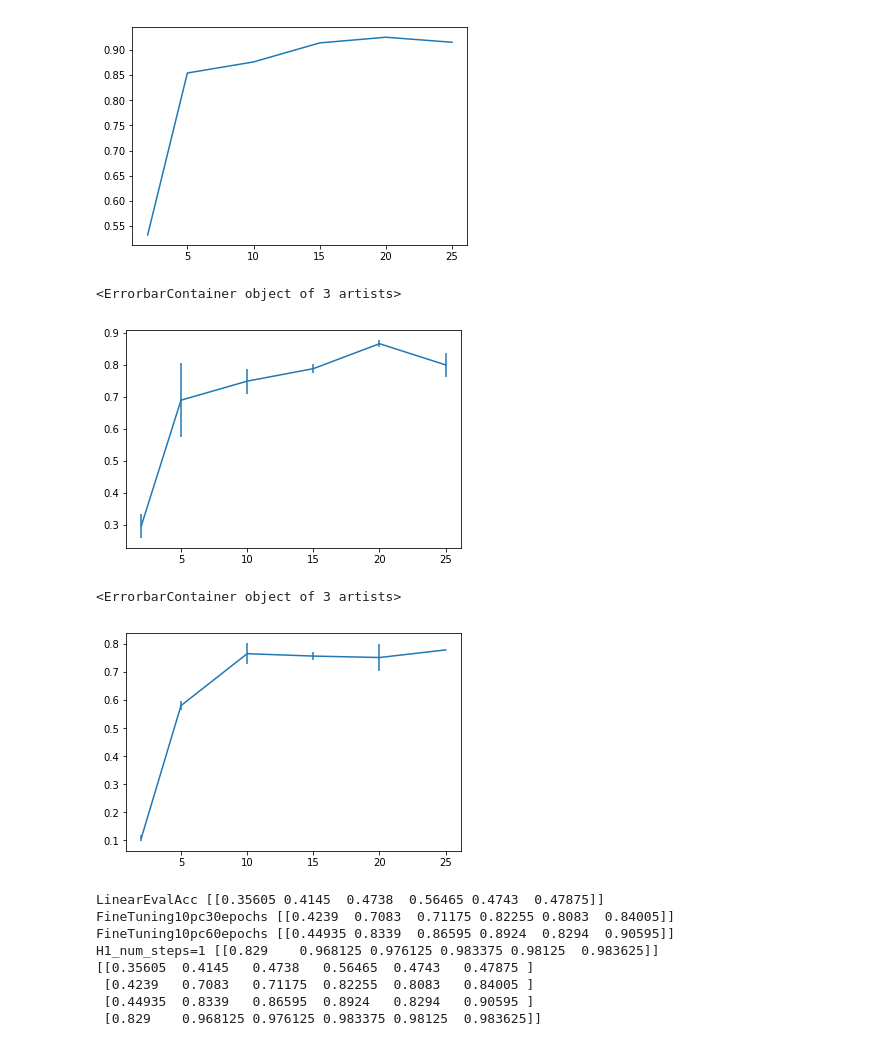
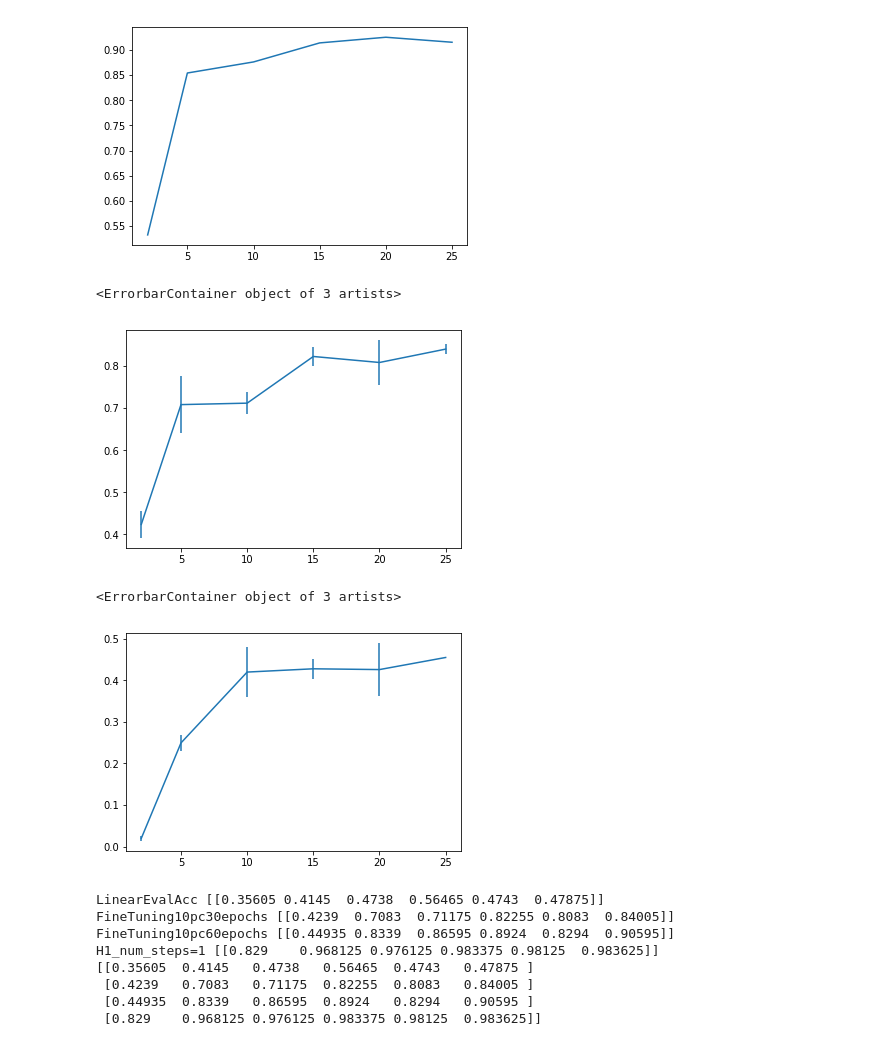
Before and after one commit to gabrielsluz/c-swm, a Jupyter notebook: Experiments.ipynb, the cells around one changed output. Drawn from its saved outputs; the diff is of its cells as text; code cells hidden in the pictures.

```diff
--- a/Experiments.ipynb
+++ b/Experiments.ipynb
@@ -184,7 +184,7 @@ experiment_keys = ['LineaEvalAcc', 'FineTuning10pc30epochs', 'FineTuning10pc60ep
 experiment_keys += ['H1_num_steps=1', 'H1_num_steps=5', 'H1_num_steps=10']
 experiment_keys += ['MRR_num_steps=1', 'MRR_num_steps=5', 'MRR_num_steps=10']
 varying_param = 'num_objects'
-result_list = extract_results("eval_all_results.txt")
+result_list = extract_results("eval_num_objects.txt")
 results = get_results_array(result_list, varying_param, experiment_keys)
 # %%
 results
@@ -229,24 +229,24 @@ plt.plot(x, y_mean)
 [figure]
 # %%
 params = ['epochs', 'use_trans_model']
-values = [10, 'False']
+values = [10, 'True']
 experiment_key = 'FineTuning10pc30epochs'
 varying_param = 'num_objects'
 x, y_mean, y_std = get_plot_ready_res(results, params, values, experiment_key, varying_param)
 plt.errorbar(x, y_mean, yerr=y_std)
 # %% [output]
 <ErrorbarContainer object of 3 artists>
-[figure, old version]
+[figure, new version]
 # %%
 params = ['epochs', 'use_trans_model']
 values = [20, 'True']
-experiment_key = 'H1_num_steps=5'
+experiment_key = 'H1_num_steps=10'
 varying_param = 'num_objects'
 x, y_mean, y_std = get_plot_ready_res(results, params, values, experiment_key, varying_param)
 plt.errorbar(x, y_mean, yerr=y_std)
 # %% [output]
 <ErrorbarContainer object of 3 artists>
-[figure, old version]
+[figure, new version]
 # %%
 params = ['epochs', 'use_trans_model']
 values = [10, 'True']
```
Also changed, not shown: 3 other files.
